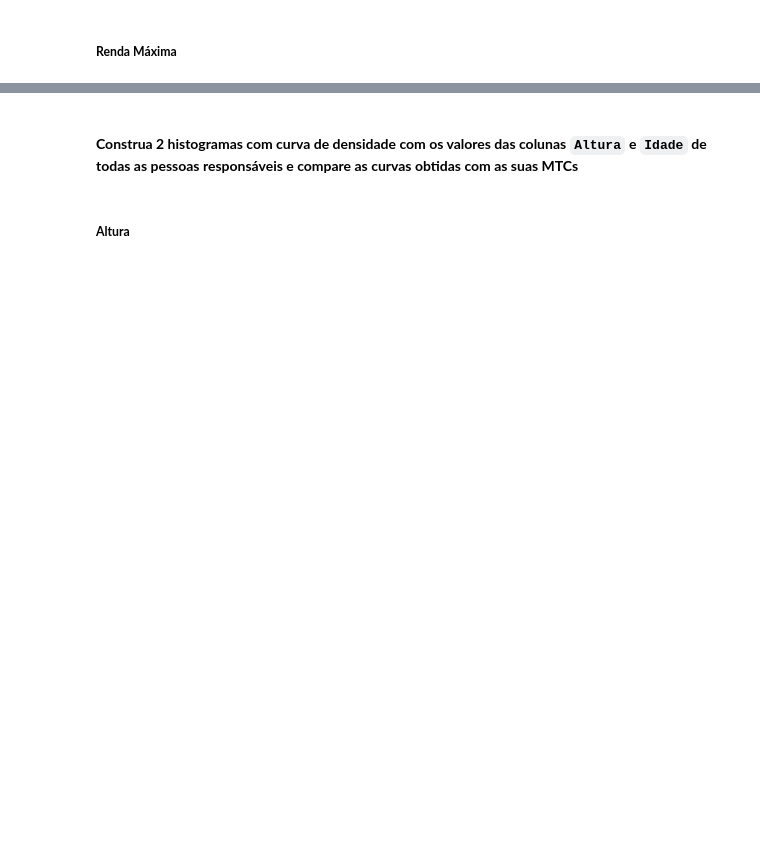
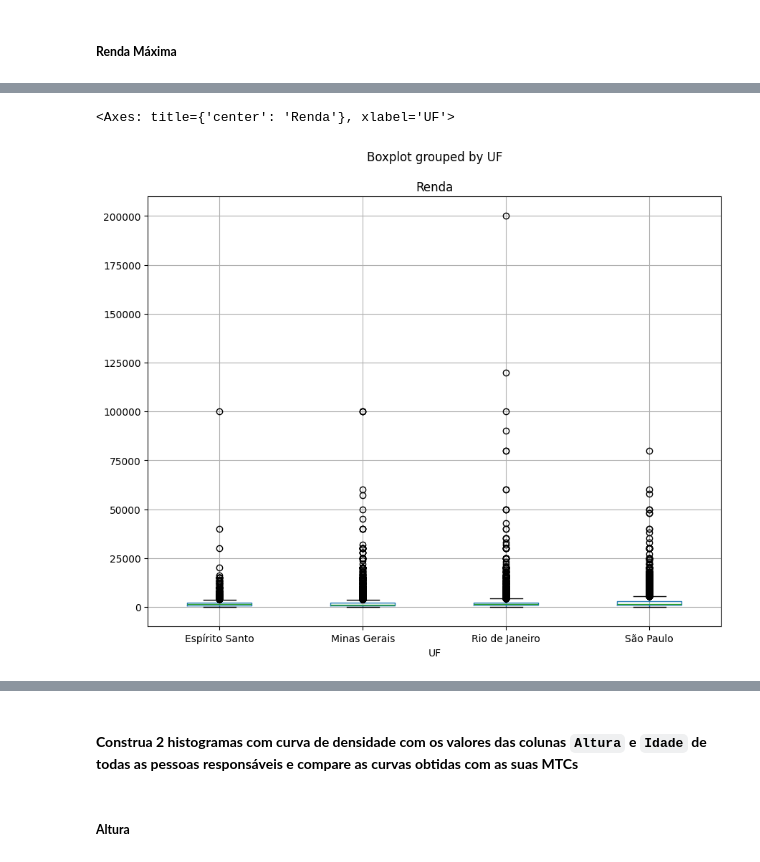
Before and after one commit to mauricioaalmeida/ONE-ETL, a Jupyter notebook: Desafios_Estatistica_01.ipynb, the cells around one changed output, grey strips where cells are left out. Cells and saved outputs as stored; diff of their text form; code cells hidden in the pictures; blank space fills up the shorter version.

```diff
--- a/Desafios_Estatistica_01.ipynb
+++ b/Desafios_Estatistica_01.ipynb
@@ -447,0 +528,5 @@ Escreva suas conclusões aqui...
+# %%
+dados_sudeste.boxplot(column='Renda', by='UF', figsize=(10,8))
+# %% [output]
+<Axes: title={'center': 'Renda'}, xlabel='UF'>
+[figure, added]
```
Also changed, not shown: parts of 18 cells of this notebook.
